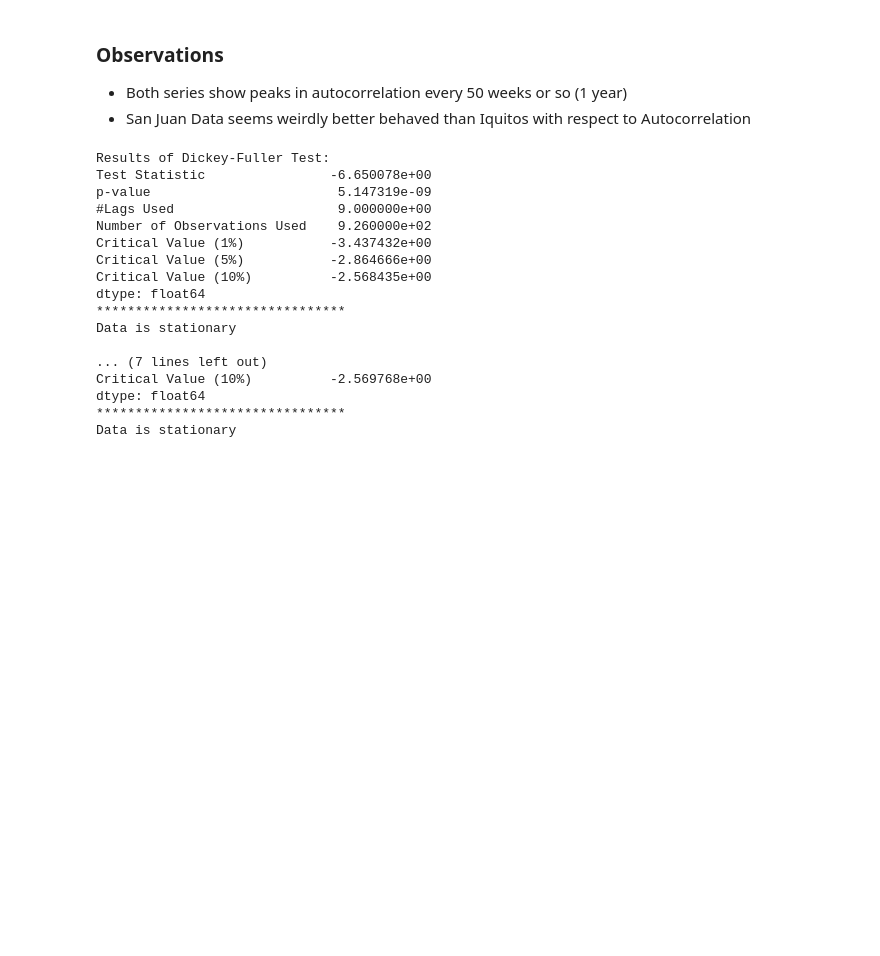
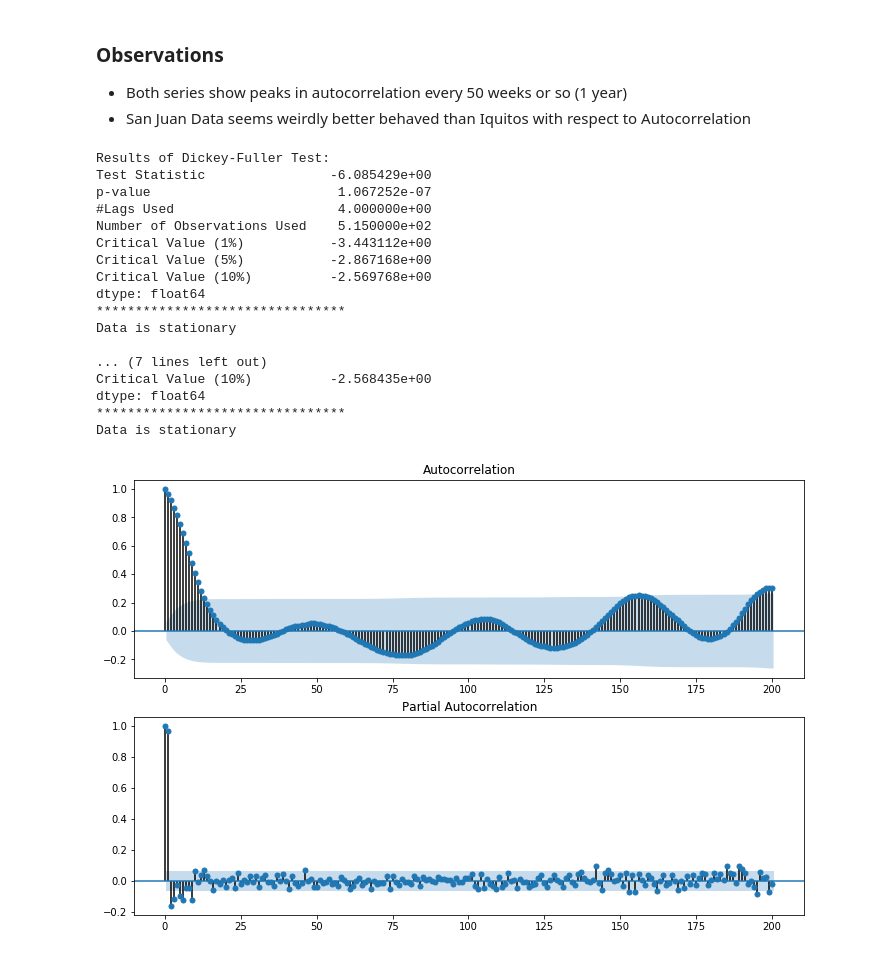
Before and after one commit to jsiloto/dengAI, a Jupyter notebook: analysis/data_analysis.ipynb, the cells around one changed output. Cells and saved outputs as stored; diff of their text form; code cells hidden in the pictures; blank space fills up the shorter version.

```diff
--- a/analysis/data_analysis.ipynb
+++ b/analysis/data_analysis.ipynb
@@ -177,23 +177,33 @@ def stationarity_test(data):
         print("Data is non-stationary\n")
 
 
+stationarity_test(city_iq.total_cases)
 stationarity_test(city_sj.total_cases)
-stationarity_test(city_iq.total_cases)
 # %% [output]
 Results of Dickey-Fuller Test:
-Test Statistic                -6.650078e+00
-p-value                        5.147319e-09
-#Lags Used                     9.000000e+00
-Number of Observations Used    9.260000e+02
-Critical Value (1%)           -3.437432e+00
-Critical Value (5%)           -2.864666e+00
-Critical Value (10%)          -2.568435e+00
+Test Statistic                -6.085429e+00
+p-value                        1.067252e-07
+#Lags Used                     4.000000e+00
+Number of Observations Used    5.150000e+02
+Critical Value (1%)           -3.443112e+00
+Critical Value (5%)           -2.867168e+00
+Critical Value (10%)          -2.569768e+00
 dtype: float64
 ********************************
 Data is stationary
 
 ... (7 lines left out)
-Critical Value (10%)          -2.569768e+00
+Critical Value (10%)          -2.568435e+00
 dtype: float64
 ********************************
 Data is stationary
+# %%
+import statsmodels.api as sm
+
+fig = plt.figure(figsize=(12,8))
+ax1 = fig.add_subplot(211)
+fig = sm.graphics.tsa.plot_acf(city_sj.total_cases, lags=200, ax=ax1)
+ax2 = fig.add_subplot(212)
+fig = sm.graphics.tsa.plot_pacf(city_sj.total_cases, lags=200, ax=ax2)
+# %% [output]
+[figure, added]
```
Also changed, not shown: 2 other files.
